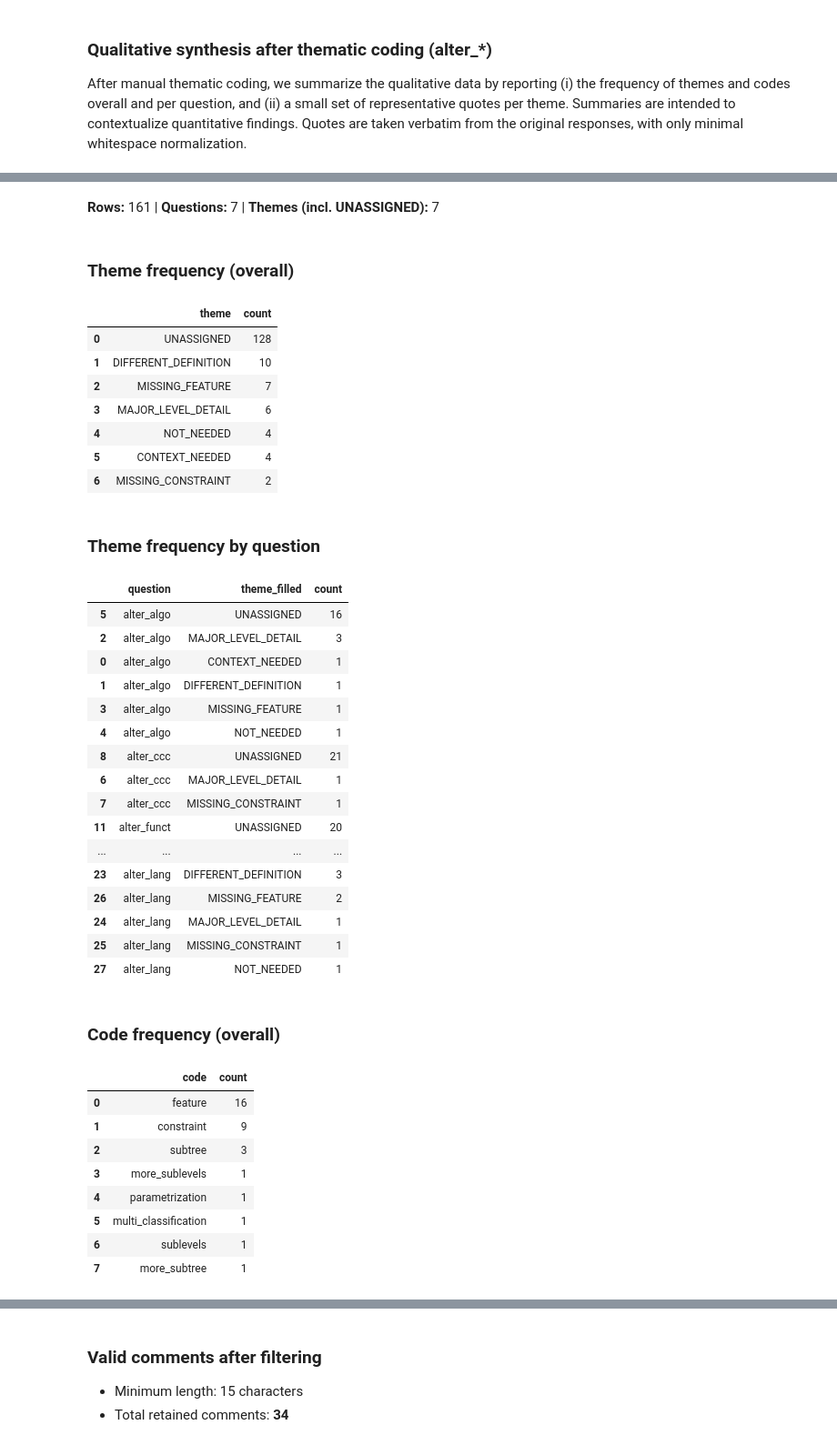
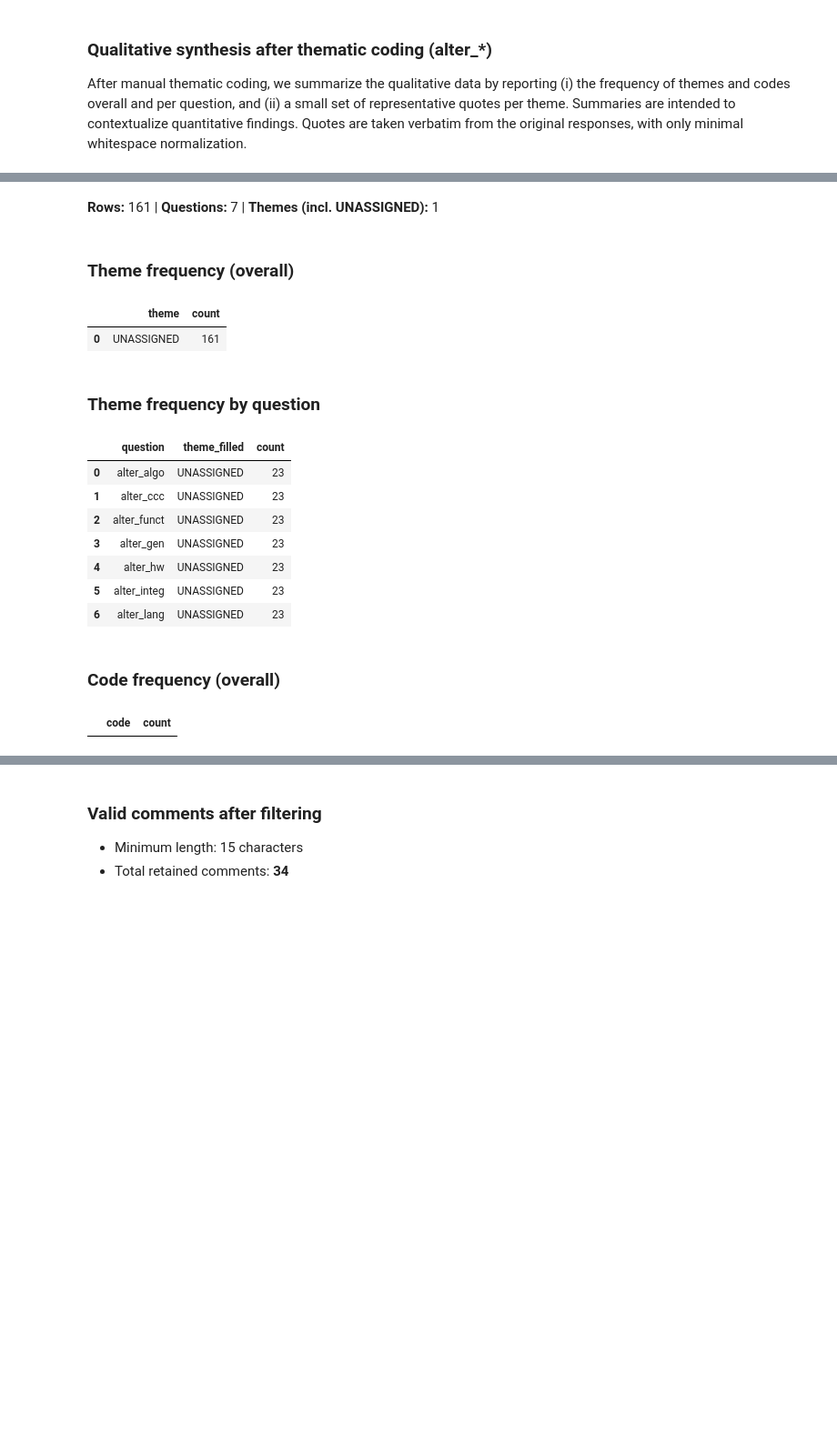
Before and after one commit to ricpdc/QSPL-Survey, a Jupyter notebook: QSE_Survey_Analysis_Colab.ipynb, the cells around one changed output, grey strips where cells are left out. Shown at 91% size. Cells and saved outputs as stored; diff of their text form; code cells hidden in the pictures; blank space fills up the shorter version.

```diff
--- a/QSE_Survey_Analysis_Colab.ipynb
+++ b/QSE_Survey_Analysis_Colab.ipynb
@@ -7530,7 +7544,9 @@ import numpy as np
 from pathlib import Path
 from IPython.display import display, Markdown
 
-CODED_PATH = "outputs/alter_coding_sheet_mod.csv"  # <-- update
+CODED_PATH = "outputs/alter_coding_sheet.csv"
+#CODED_PATH = "outputs/alter_coding_sheet_mod.csv"  # <-- update
+
 if not Path(CODED_PATH).exists():
     raise FileNotFoundError(
         f"File not found: {CODED_PATH}\n"
@@ -7644,43 +7660,20 @@ codes_counts_alter = codes_counts
 | 8 | 8 | alter_funct |  |  |  |  | NaN | UNASSIGNED |
 | 9 | 9 | alter_funct |  |  |  |  | NaN | UNASSIGNED |
-**Rows:** 161 | **Questions:** 7 | **Themes (incl. UNASSIGNED):** 7
+**Rows:** 161 | **Questions:** 7 | **Themes (incl. UNASSIGNED):** 1
 ### Theme frequency (overall)
 |  | theme | count |
-| 0 | UNASSIGNED | 128 |
-| 1 | DIFFERENT_DEFINITION | 10 |
-| 2 | MISSING_FEATURE | 7 |
-| 3 | MAJOR_LEVEL_DETAIL | 6 |
-| 4 | NOT_NEEDED | 4 |
-| 5 | CONTEXT_NEEDED | 4 |
-| 6 | MISSING_CONSTRAINT | 2 |
+| 0 | UNASSIGNED | 161 |
 ### Theme frequency by question
 |  | question | theme_filled | count |
-| 5 | alter_algo | UNASSIGNED | 16 |
-| 2 | alter_algo | MAJOR_LEVEL_DETAIL | 3 |
-| 0 | alter_algo | CONTEXT_NEEDED | 1 |
-| 1 | alter_algo | DIFFERENT_DEFINITION | 1 |
-| 3 | alter_algo | MISSING_FEATURE | 1 |
-| 4 | alter_algo | NOT_NEEDED | 1 |
-| 8 | alter_ccc | UNASSIGNED | 21 |
-| 6 | alter_ccc | MAJOR_LEVEL_DETAIL | 1 |
-| 7 | alter_ccc | MISSING_CONSTRAINT | 1 |
-| 11 | alter_funct | UNASSIGNED | 20 |
-| ... | ... | ... | ... |
-| 23 | alter_lang | DIFFERENT_DEFINITION | 3 |
-| 26 | alter_lang | MISSING_FEATURE | 2 |
-| 24 | alter_lang | MAJOR_LEVEL_DETAIL | 1 |
-| 25 | alter_lang | MISSING_CONSTRAINT | 1 |
-| 27 | alter_lang | NOT_NEEDED | 1 |
+| 0 | alter_algo | UNASSIGNED | 23 |
+| 1 | alter_ccc | UNASSIGNED | 23 |
+| 2 | alter_funct | UNASSIGNED | 23 |
+| 3 | alter_gen | UNASSIGNED | 23 |
+| 4 | alter_hw | UNASSIGNED | 23 |
+| 5 | alter_integ | UNASSIGNED | 23 |
+| 6 | alter_lang | UNASSIGNED | 23 |
 ### Code frequency (overall)
 |  | code | count |
-| 0 | feature | 16 |
-| 1 | constraint | 9 |
-| 2 | subtree | 3 |
-| 3 | more_sublevels | 1 |
-| 4 | parametrization | 1 |
-| 5 | multi_classification | 1 |
-| 6 | sublevels | 1 |
-| 7 | more_subtree | 1 |
 # %%
 # Cell 7 — Representative quotes per theme (for reporting)
 # Selection heuristics:
```
Also changed, not shown: parts of 7 cells of this notebook.
